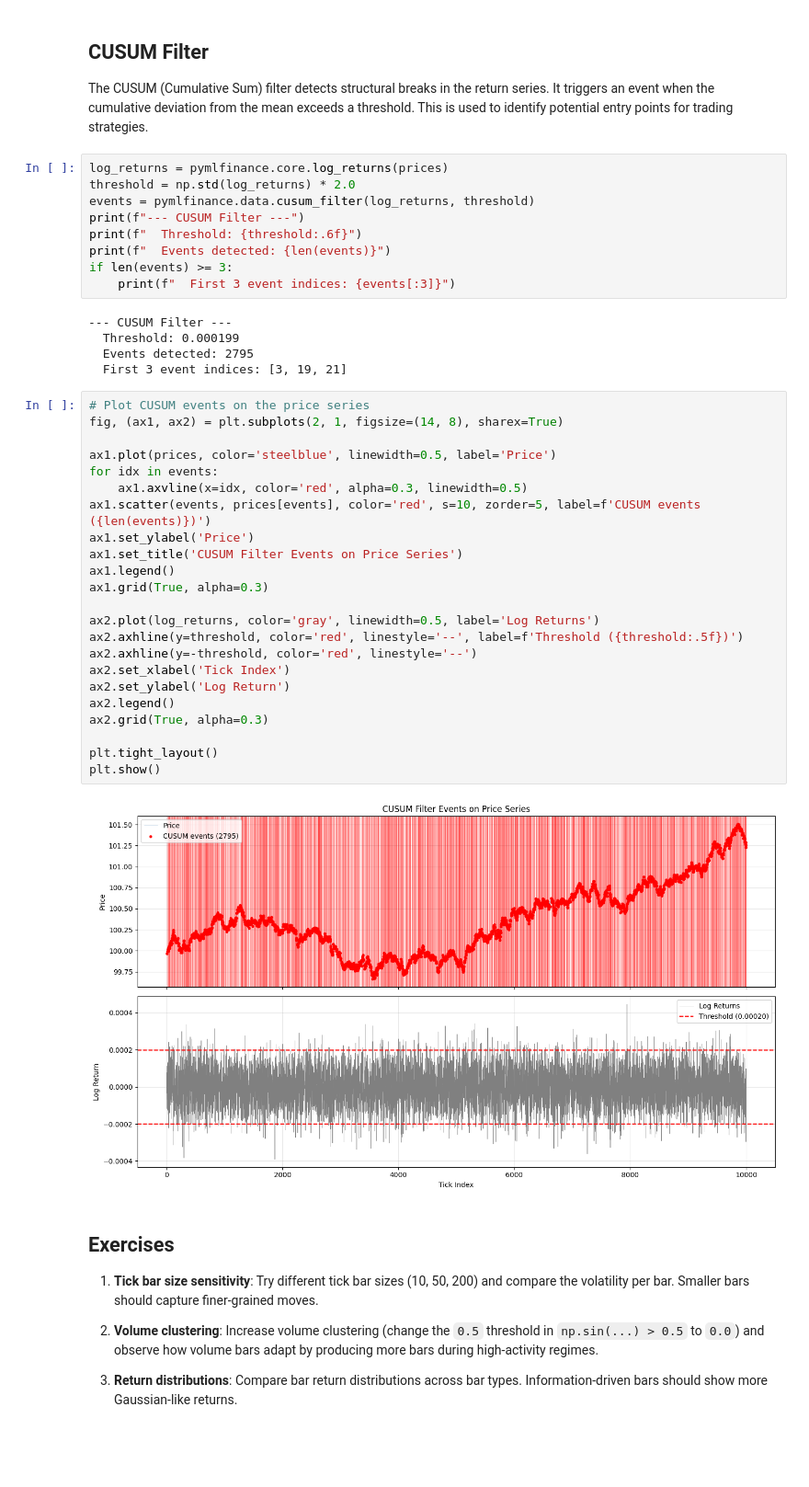
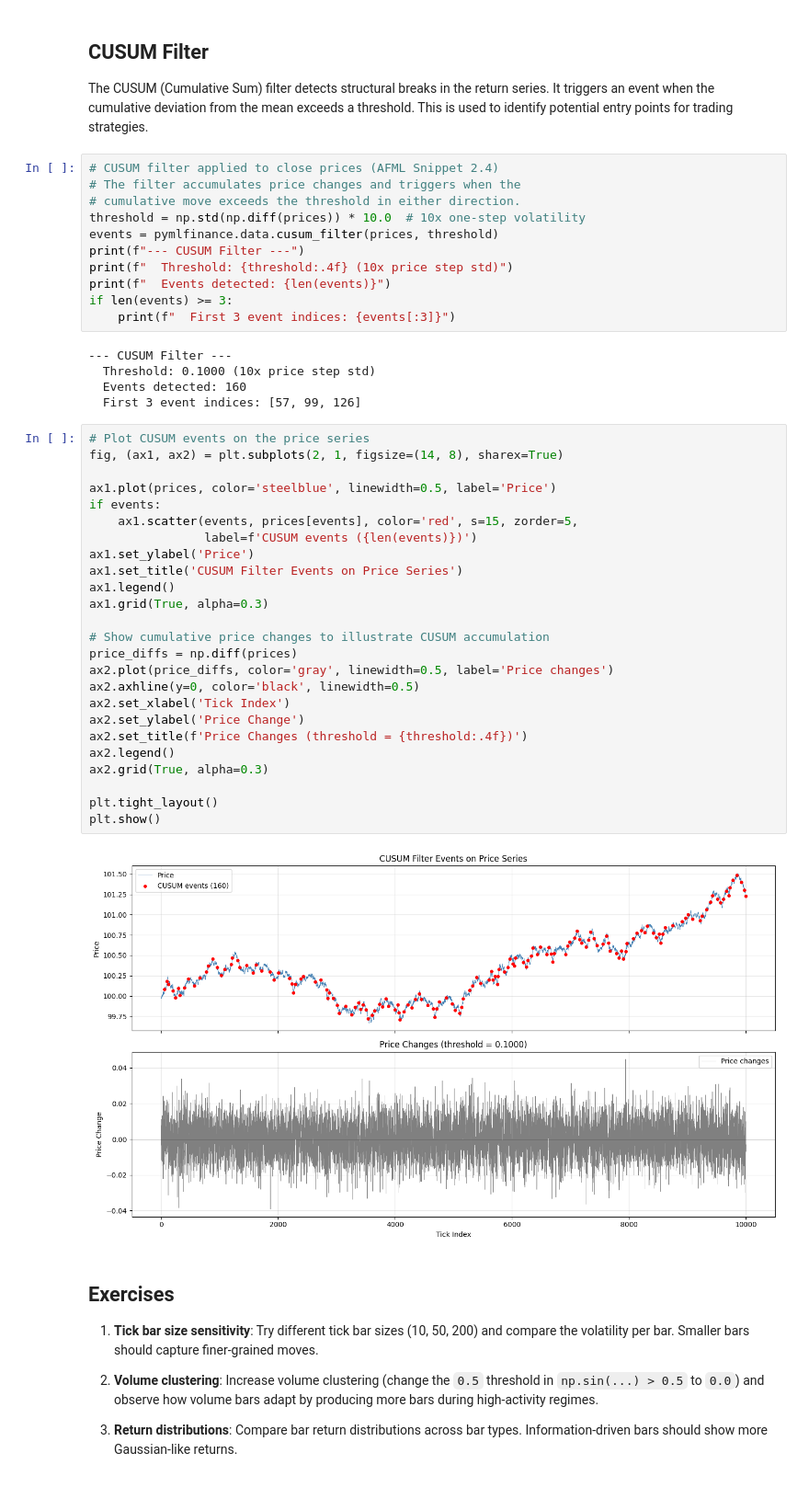
Before and after one commit to sipemu/mlfinance, a Jupyter notebook: crates/pymlfinance/examples/notebooks/ch02_financial_data_structures.ipynb, the cells around one changed output. Shown at 92% size. Saved outputs shown, nothing was run; the diff lists cells and outputs as text; blank space fills up the shorter version.

```diff
--- a/crates/pymlfinance/examples/notebooks/ch02_financial_data_structures.ipynb
+++ b/crates/pymlfinance/examples/notebooks/ch02_financial_data_structures.ipynb
@@ -195,44 +195,48 @@ The CUSUM (Cumulative Sum) filter detects structural breaks in the return series
 It triggers an event when the cumulative deviation from the mean exceeds a threshold.
 This is used to identify potential entry points for trading strategies.
 # %%
-log_returns = pymlfinance.core.log_returns(prices)
-threshold = np.std(log_returns) * 2.0
-events = pymlfinance.data.cusum_filter(log_returns, threshold)
+# CUSUM filter applied to close prices (AFML Snippet 2.4)
+# The filter accumulates price changes and triggers when the
+# cumulative move exceeds the threshold in either direction.
+threshold = np.std(np.diff(prices)) * 10.0  # 10x one-step volatility
+events = pymlfinance.data.cusum_filter(prices, threshold)
 print(f"--- CUSUM Filter ---")
-print(f"  Threshold: {threshold:.6f}")
+print(f"  Threshold: {threshold:.4f} (10x price step std)")
 print(f"  Events detected: {len(events)}")
 if len(events) >= 3:
     print(f"  First 3 event indices: {events[:3]}")
 # %% [output]
 --- CUSUM Filter ---
-  Threshold: 0.000199
-  Events detected: 2795
-  First 3 event indices: [3, 19, 21]
+  Threshold: 0.1000 (10x price step std)
+  Events detected: 160
+  First 3 event indices: [57, 99, 126]
 # %%
 # Plot CUSUM events on the price series
 fig, (ax1, ax2) = plt.subplots(2, 1, figsize=(14, 8), sharex=True)
 
 ax1.plot(prices, color='steelblue', linewidth=0.5, label='Price')
-for idx in events:
-    ax1.axvline(x=idx, color='red', alpha=0.3, linewidth=0.5)
-ax1.scatter(events, prices[events], color='red', s=10, zorder=5, label=f'CUSUM events ({len(events)})')
+if events:
+    ax1.scatter(events, prices[events], color='red', s=15, zorder=5,
+                label=f'CUSUM events ({len(events)})')
 ax1.set_ylabel('Price')
 ax1.set_title('CUSUM Filter Events on Price Series')
 ax1.legend()
 ax1.grid(True, alpha=0.3)
 
-ax2.plot(log_returns, color='gray', linewidth=0.5, label='Log Returns')
-ax2.axhline(y=threshold, color='red', linestyle='--', label=f'Threshold ({threshold:.5f})')
-ax2.axhline(y=-threshold, color='red', linestyle='--')
+# Show cumulative price changes to illustrate CUSUM accumulation
+price_diffs = np.diff(prices)
+ax2.plot(price_diffs, color='gray', linewidth=0.5, label='Price changes')
+ax2.axhline(y=0, color='black', linewidth=0.5)
 ax2.set_xlabel('Tick Index')
-ax2.set_ylabel('Log Return')
+ax2.set_ylabel('Price Change')
+ax2.set_title(f'Price Changes (threshold = {threshold:.4f})')
 ax2.legend()
 ax2.grid(True, alpha=0.3)
 
 plt.tight_layout()
 plt.show()
 # %% [output]
-[figure, old version]
+[figure, new version]
 # %% [markdown]
 ## Exercises
 
```
Also changed, not shown: 2 other files.
